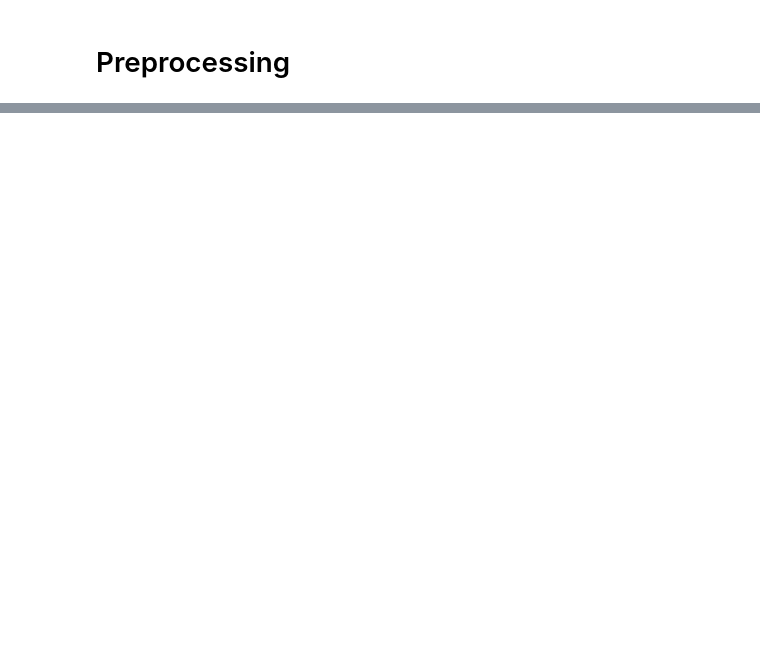
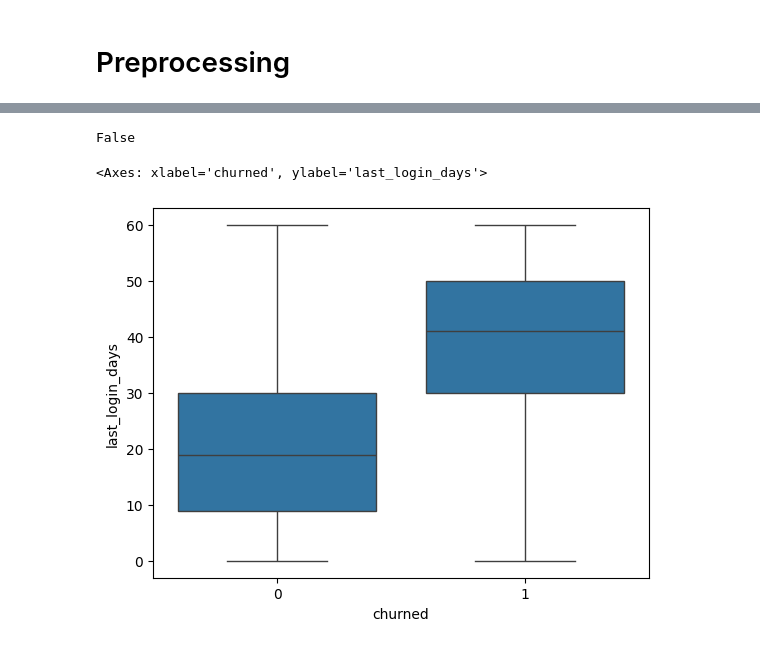
Before and after one commit to kartikkumarofficial/Netflix_Churn_Prediction_Model, a Jupyter notebook: notebooks/churn_prediction_model.ipynb, the cells around one changed output, grey strips where cells are left out. Cells and saved outputs as stored; diff of their text form; code cells hidden in the pictures; blank space fills up the shorter version.

Commit message:
training and evaluation

```diff
--- a/notebooks/churn_prediction_model.ipynb
+++ b/notebooks/churn_prediction_model.ipynb
@@ -93,0 +192,9 @@ pipeline = Pipeline(
+# %%
+'customer_id' in X_train.columns
+# %% [output]
+False
+# %%
+sns.boxplot(x='churned', y='last_login_days', data=df)
+# %% [output]
+<Axes: xlabel='churned', ylabel='last_login_days'>
+[figure, added]
```
Also changed, not shown: parts of 26 cells of this notebook.
